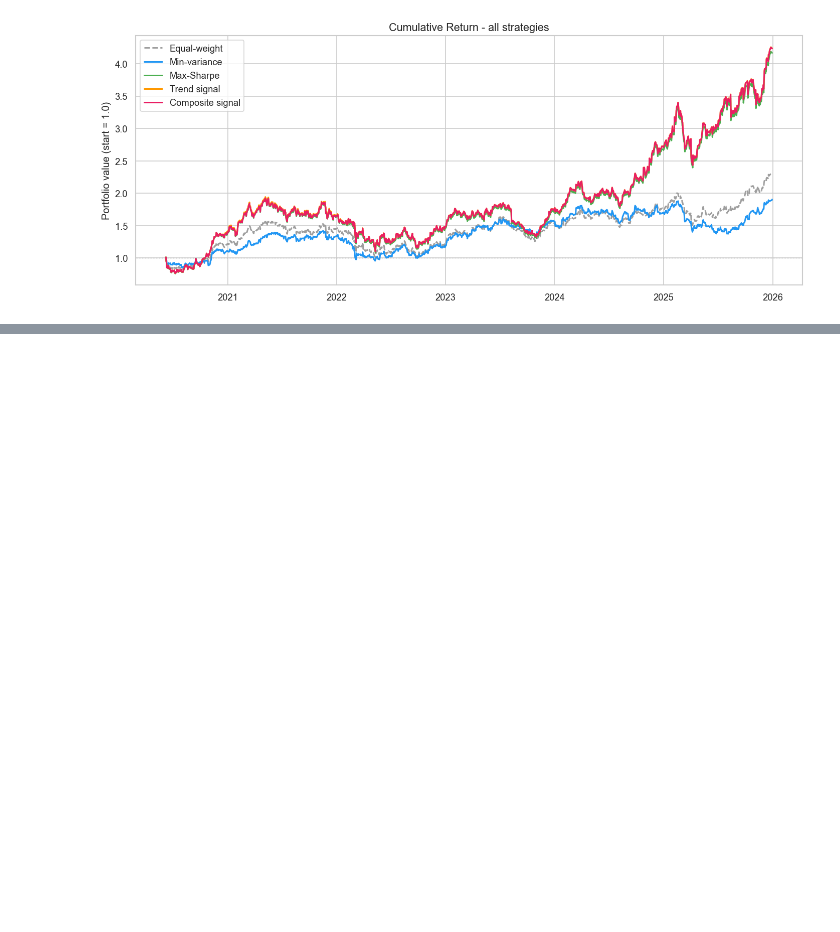
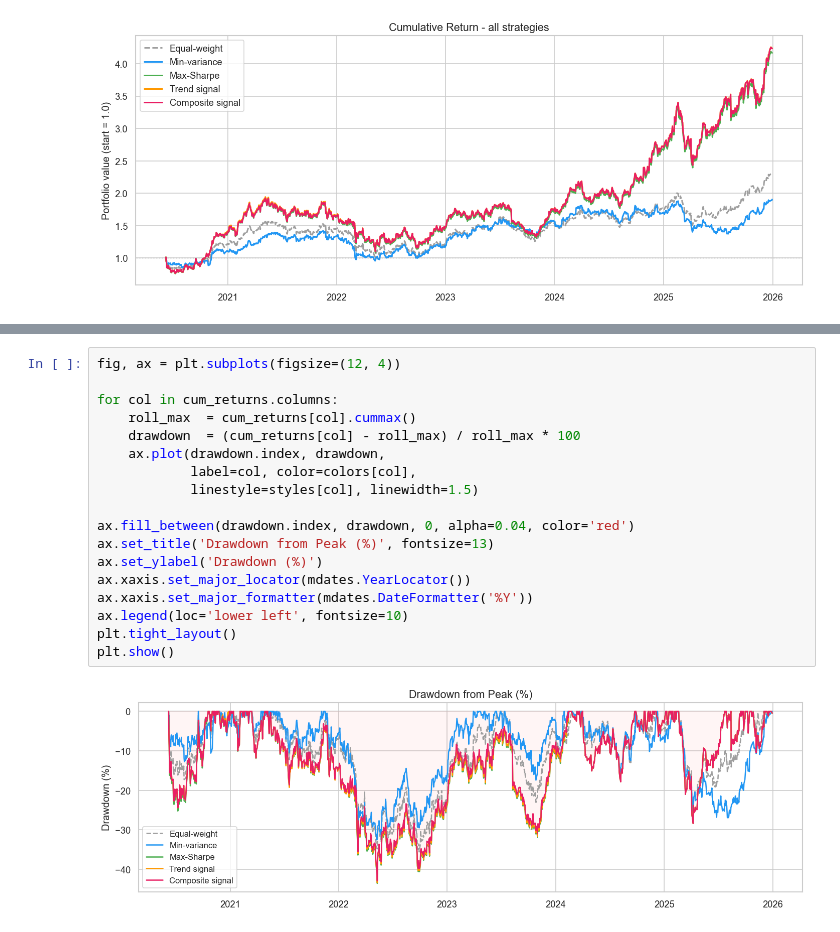
Before and after one commit to radostinaaa/fashion-trends, a Jupyter notebook: 6_backtesting.ipynb, the cells around one changed output, grey strips where cells are left out. Drawn from its saved outputs; the diff is of its cells as text; blank space fills up the shorter version.

Commit message:
drawdown chart and annual returns breakdown

```diff
--- a/6_backtesting.ipynb
+++ b/6_backtesting.ipynb
@@ -197,0 +202,20 @@ plt.show()
+# %%
+fig, ax = plt.subplots(figsize=(12, 4))
+
+for col in cum_returns.columns:
+    roll_max  = cum_returns[col].cummax()
+    drawdown  = (cum_returns[col] - roll_max) / roll_max * 100
+    ax.plot(drawdown.index, drawdown,
+            label=col, color=colors[col],
+            linestyle=styles[col], linewidth=1.5)
+
+ax.fill_between(drawdown.index, drawdown, 0, alpha=0.04, color='red')
+ax.set_title('Drawdown from Peak (%)', fontsize=13)
+ax.set_ylabel('Drawdown (%)')
+ax.xaxis.set_major_locator(mdates.YearLocator())
+ax.xaxis.set_major_formatter(mdates.DateFormatter('%Y'))
+ax.legend(loc='lower left', fontsize=10)
+plt.tight_layout()
+plt.show()
+# %% [output]
+[figure, added]
```
Also changed, not shown: parts of 3 cells of this notebook.
